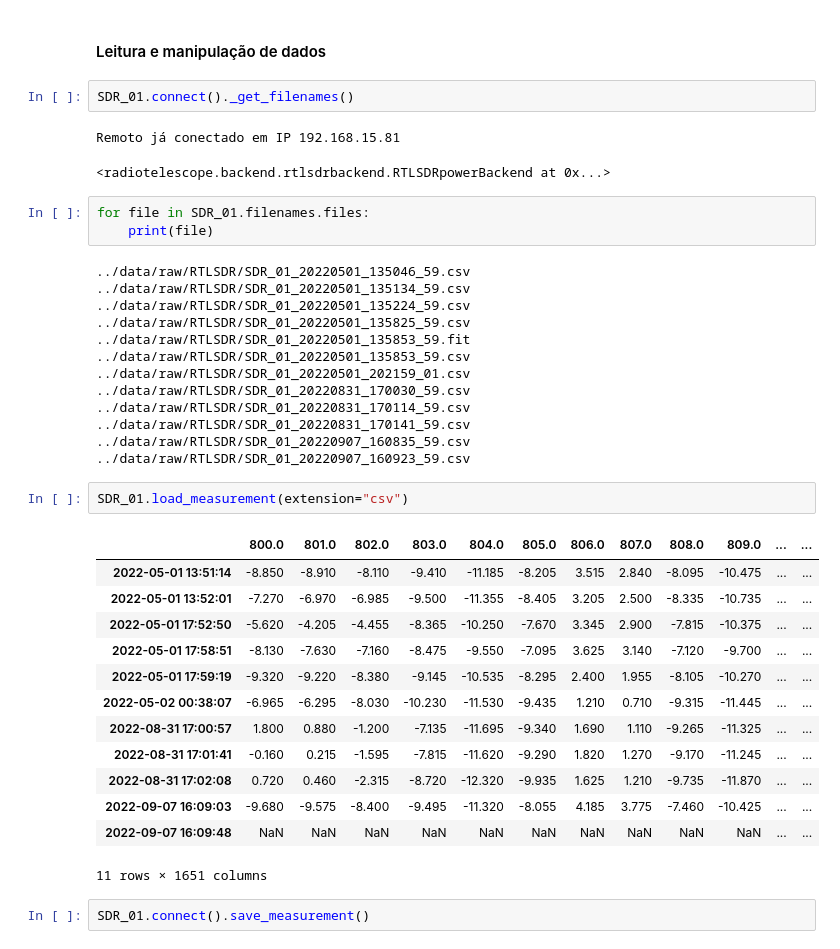
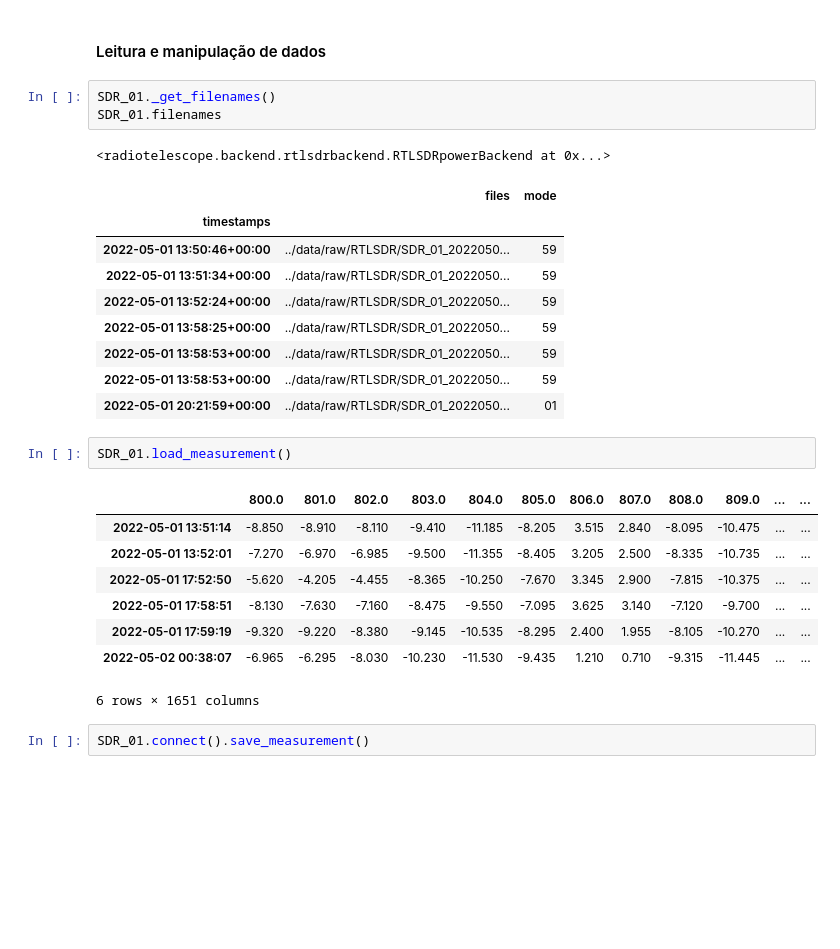
Before and after one commit to lbarosi/radiotelescope, a Jupyter notebook: notebooks/03_LB_15052022_testando_GNURADIO.ipynb, the cells around one changed output. Saved outputs shown, nothing was run; the diff lists cells and outputs as text; blank space fills up the shorter version.

Commit message:
GNUradio Backend local operacional.

```diff
--- a/notebooks/03_LB_15052022_testando_GNURADIO.ipynb
+++ b/notebooks/03_LB_15052022_testando_GNURADIO.ipynb
@@ -357,42 +309,30 @@ rtl_power -f 800M:1200M:1M -g50 -i 1s -e 20s ~/SDR/SDR_01_20220907_161328_59.csv
 # %% [markdown]
 #### Leitura e manipulação de dados
-# %%
-SDR_01.connect()._get_filenames()
-# %% [output]
-Remoto já conectado em IP 192.168.15.81
-<radiotelescope.backend.rtlsdrbackend.RTLSDRpowerBackend at 0x...>
 # %%
-for file in SDR_01.filenames.files:
-    print(file)
+SDR_01._get_filenames()
+SDR_01.filenames
 # %% [output]
-../data/raw/RTLSDR/SDR_01_20220501_135046_59.csv
-../data/raw/RTLSDR/SDR_01_20220501_135134_59.csv
-../data/raw/RTLSDR/SDR_01_20220501_135224_59.csv
-../data/raw/RTLSDR/SDR_01_20220501_135825_59.csv
-../data/raw/RTLSDR/SDR_01_20220501_135853_59.fit
-../data/raw/RTLSDR/SDR_01_20220501_135853_59.csv
-../data/raw/RTLSDR/SDR_01_20220501_202159_01.csv
-../data/raw/RTLSDR/SDR_01_20220831_170030_59.csv
-../data/raw/RTLSDR/SDR_01_20220831_170114_59.csv
-../data/raw/RTLSDR/SDR_01_20220831_170141_59.csv
-../data/raw/RTLSDR/SDR_01_20220907_160835_59.csv
-../data/raw/RTLSDR/SDR_01_20220907_160923_59.csv
+<radiotelescope.backend.rtlsdrbackend.RTLSDRpowerBackend at 0x...>
+|  | files | mode |
+| timestamps |  |  |
+| 2022-05-01 13:50:46+00:00 | ../data/raw/RTLSDR/SDR_01_2022050... | 59 |
+| 2022-05-01 13:51:34+00:00 | ../data/raw/RTLSDR/SDR_01_2022050... | 59 |
+| 2022-05-01 13:52:24+00:00 | ../data/raw/RTLSDR/SDR_01_2022050... | 59 |
+| 2022-05-01 13:58:25+00:00 | ../data/raw/RTLSDR/SDR_01_2022050... | 59 |
+| 2022-05-01 13:58:53+00:00 | ../data/raw/RTLSDR/SDR_01_2022050... | 59 |
+| 2022-05-01 13:58:53+00:00 | ../data/raw/RTLSDR/SDR_01_2022050... | 59 |
+| 2022-05-01 20:21:59+00:00 | ../data/raw/RTLSDR/SDR_01_2022050... | 01 |
 # %%
-SDR_01.load_measurement(extension="csv")
+SDR_01.load_measurement()
 # %% [output]
 |  | 800.0 | 801.0 | 802.0 | 803.0 | 804.0 | 805.0 | 806.0 | 807.0 | 808.0 | 809.0 | ... | ... |
 | 2022-05-01 13:51:14 | -8.850 | -8.910 | -8.110 | -9.410 | -11.185 | -8.205 | 3.515 | 2.840 | -8.095 | -10.475 | ... | ... |
 | 2022-05-01 13:52:01 | -7.270 | -6.970 | -6.985 | -9.500 | -11.355 | -8.405 | 3.205 | 2.500 | -8.335 | -10.735 | ... | ... |
 | 2022-05-01 17:52:50 | -5.620 | -4.205 | -4.455 | -8.365 | -10.250 | -7.670 | 3.345 | 2.900 | -7.815 | -10.375 | ... | ... |
 | 2022-05-01 17:58:51 | -8.130 | -7.630 | -7.160 | -8.475 | -9.550 | -7.095 | 3.625 | 3.140 | -7.120 | -9.700 | ... | ... |
 | 2022-05-01 17:59:19 | -9.320 | -9.220 | -8.380 | -9.145 | -10.535 | -8.295 | 2.400 | 1.955 | -8.105 | -10.270 | ... | ... |
 | 2022-05-02 00:38:07 | -6.965 | -6.295 | -8.030 | -10.230 | -11.530 | -9.435 | 1.210 | 0.710 | -9.315 | -11.445 | ... | ... |
-| 2022-08-31 17:00:57 | 1.800 | 0.880 | -1.200 | -7.135 | -11.695 | -9.340 | 1.690 | 1.110 | -9.265 | -11.325 | ... | ... |
-| 2022-08-31 17:01:41 | -0.160 | 0.215 | -1.595 | -7.815 | -11.620 | -9.290 | 1.820 | 1.270 | -9.170 | -11.245 | ... | ... |
-| 2022-08-31 17:02:08 | 0.720 | 0.460 | -2.315 | -8.720 | -12.320 | -9.935 | 1.625 | 1.210 | -9.735 | -11.870 | ... | ... |
-| 2022-09-07 16:09:03 | -9.680 | -9.575 | -8.400 | -9.495 | -11.320 | -8.055 | 4.185 | 3.775 | -7.460 | -10.425 | ... | ... |
-| 2022-09-07 16:09:48 | NaN | NaN | NaN | NaN | NaN | NaN | NaN | NaN | NaN | NaN | ... | ... |
-11 rows × 1651 columns
+6 rows × 1651 columns
 # %%
 SDR_01.connect().save_measurement()
 # %% [output]
```
Also changed, not shown: parts of 32 cells of this notebook, 28 other files.
